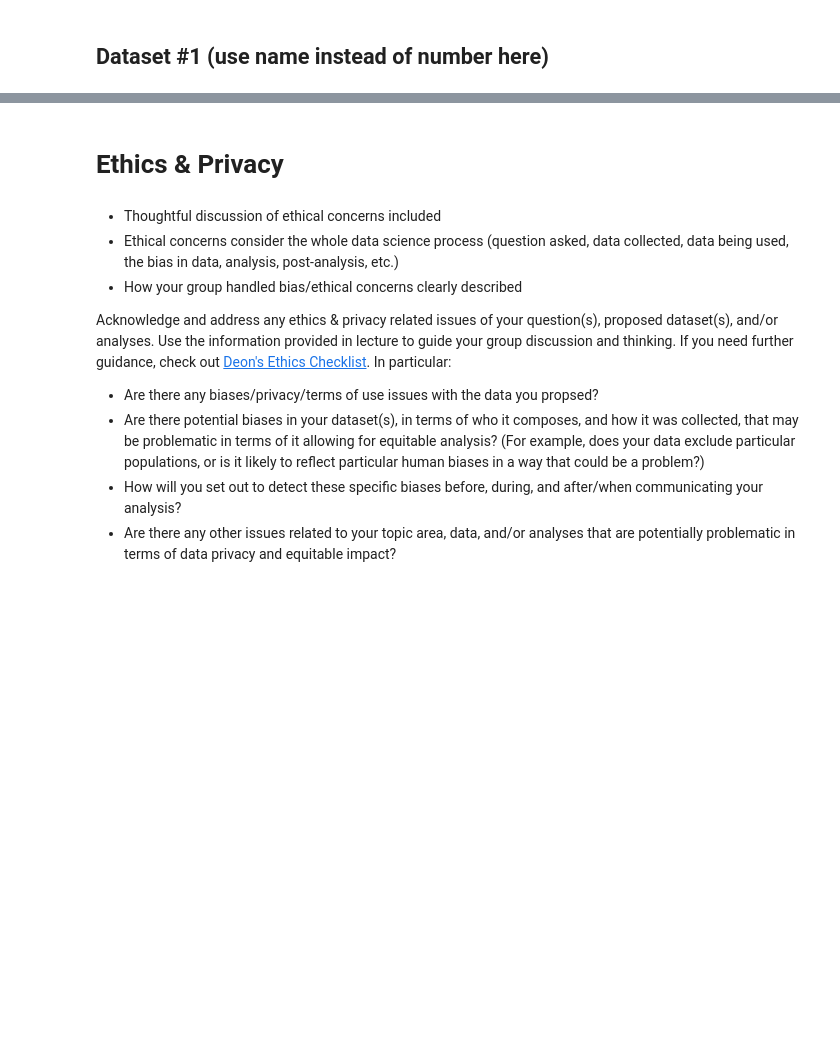
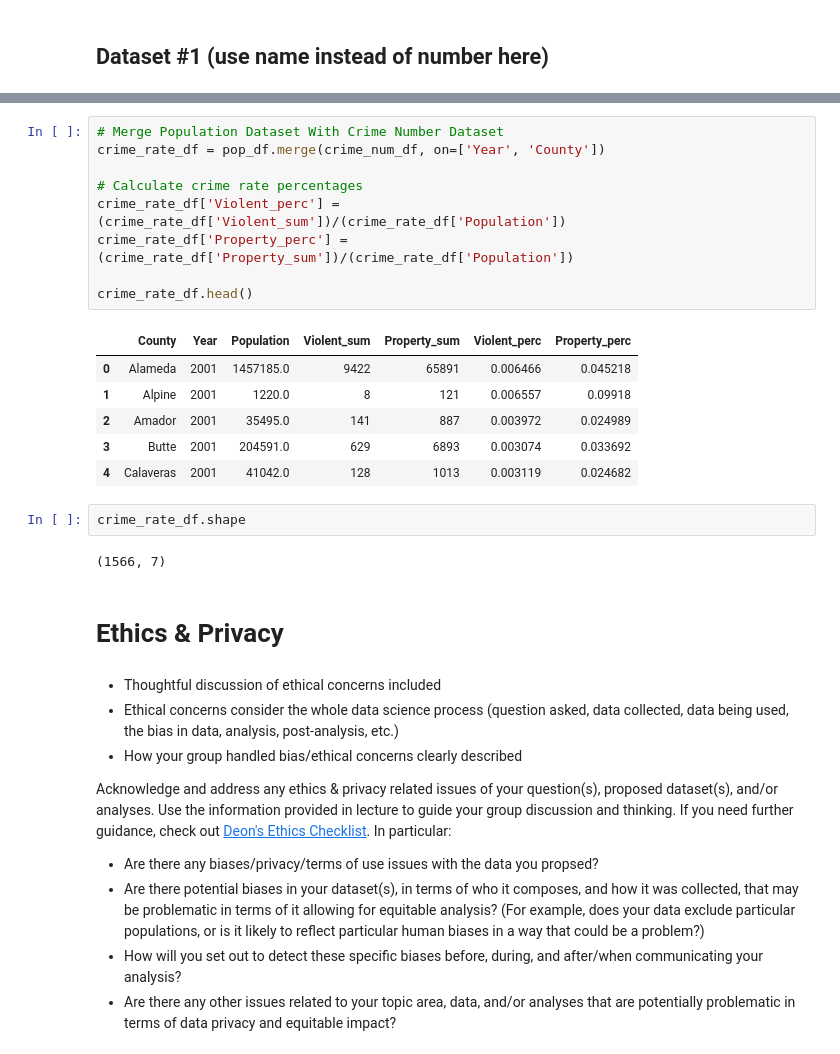
Before and after one commit to richardlaoo/Group131_DS_Analysis, a Jupyter notebook: DataCheckpoint_Group131_SP25.ipynb, the cells around one changed output, grey strips where cells are left out. Drawn from its saved outputs; the diff is of its cells as text; blank space fills up the shorter version.

```diff
--- a/DataCheckpoint_Group131_SP25.ipynb
+++ b/DataCheckpoint_Group131_SP25.ipynb
@@ -127,3 +208,23 @@ cities
+# %%
+# Merge Population Dataset With Crime Number Dataset
+crime_rate_df = pop_df.merge(crime_num_df, on=['Year', 'County'])
+
+# Calculate crime rate percentages
+crime_rate_df['Violent_perc'] = (crime_rate_df['Violent_sum'])/(crime_rate_df['Population'])
+crime_rate_df['Property_perc'] = (crime_rate_df['Property_sum'])/(crime_rate_df['Population'])
+
+crime_rate_df.head()
+# %% [output]
+|  | County | Year | Population | Violent_sum | Property_sum | Violent_perc | Property_perc |
+| 0 | Alameda | 2001 | 1457185.0 | 9422 | 65891 | 0.006466 | 0.045218 |
+| 1 | Alpine | 2001 | 1220.0 | 8 | 121 | 0.006557 | 0.09918 |
+| 2 | Amador | 2001 | 35495.0 | 141 | 887 | 0.003972 | 0.024989 |
+| 3 | Butte | 2001 | 204591.0 | 629 | 6893 | 0.003074 | 0.033692 |
+| 4 | Calaveras | 2001 | 41042.0 | 128 | 1013 | 0.003119 | 0.024682 |
+# %%
+crime_rate_df.shape
+# %% [output]
+(1566, 7)
 # %% [markdown]
 # Ethics & Privacy
 # %% [markdown]
```
Also changed, not shown: parts of 8 cells of this notebook.
